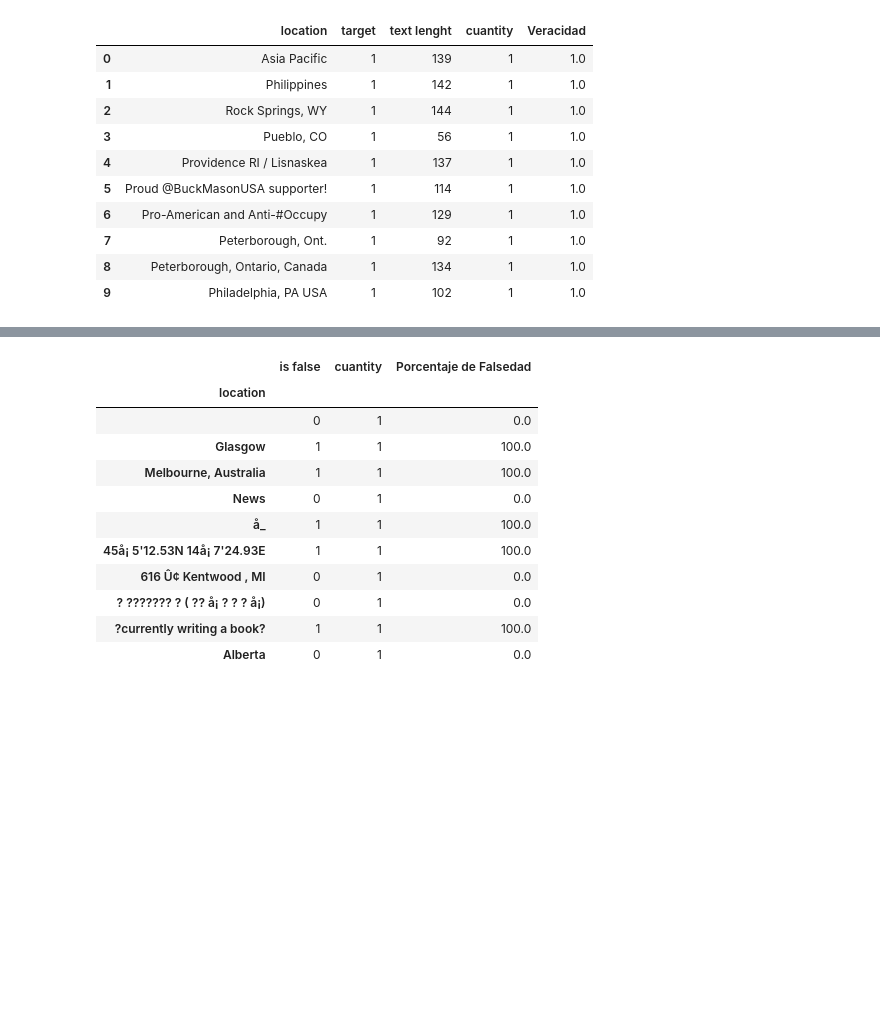
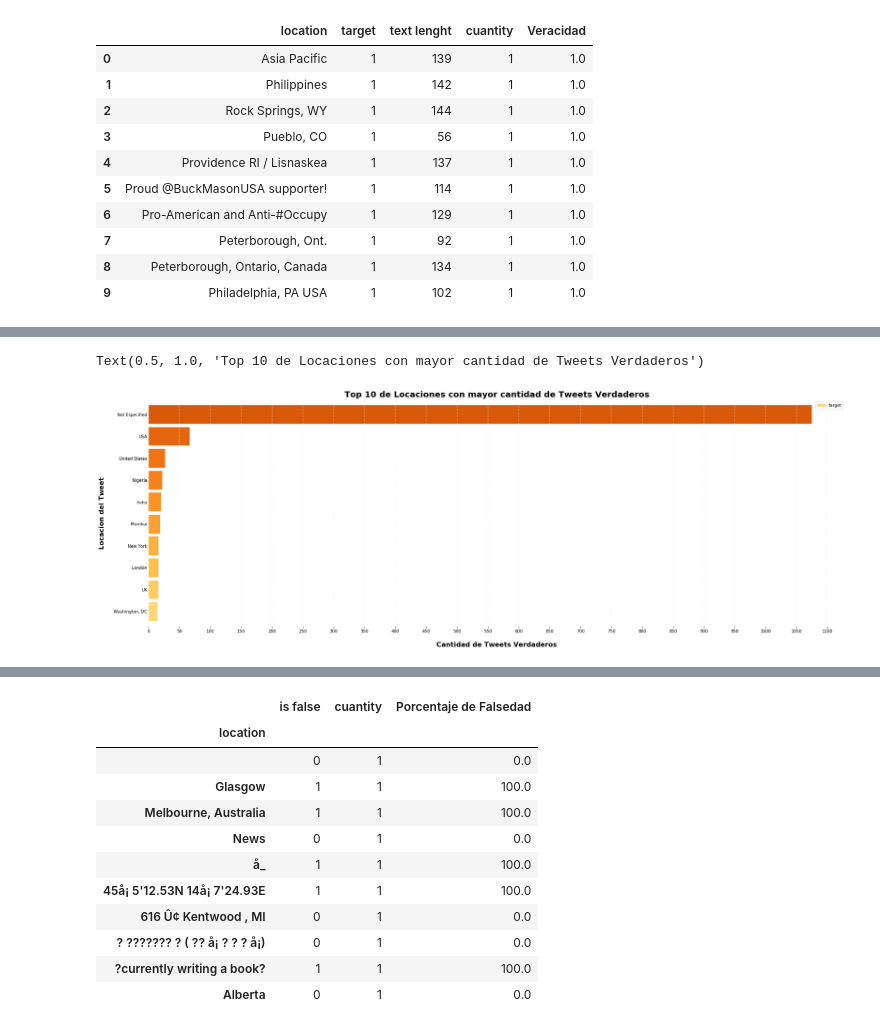
Before and after one commit to RiedelNicolas/TP1-Organizacion-de-Datos, a Jupyter notebook: Hugo.ipynb, the cells around one changed output, grey strips where cells are left out. Saved outputs shown, nothing was run; the diff lists cells and outputs as text; code cells hidden in the pictures; blank space fills up the shorter version.

```diff
--- a/Hugo.ipynb
+++ b/Hugo.ipynb
@@ -205,6 +205,6 @@ tweets_by_loc_with_frecuency.head(10)
 | 8 | Peterborough, Ontario, Canada | 1 | 134 | 1 | 1.0 |
 | 9 | Philadelphia, PA USA | 1 | 102 | 1 | 1.0 |
 # %%
-#top_10_tweets_by_loc = (tweets_by_loc_with_frecuency.loc[:,'target'] >= 15)
-#top_10 = tweets_by_loc_with_frecuency.loc[top_10_tweets_by_loc]
-#top_10.head(15)
+top_10_tweets_by_loc = (tweets_by_loc_with_frecuency.loc[:,'target'] >= 15)
+top_10 = tweets_by_loc_with_frecuency.loc[top_10_tweets_by_loc]
+top_10.head(15)
@@ -211,24 +223,27 @@ tweets_by_loc_with_frecuency.head(10)
 # %%
-#saltos = np.linspace(0.3, 0.7, 10)
-#colores = (cm.get_cmap('YlOrBr'))(saltos)
-#top_10 = top_10.sort_values('target')
-#top10_plot = top_10.plot(kind='barh', y ='target', x = 'location', figsize=(30,10), color=colores, width=0.85)
+saltos = np.linspace(0.3, 0.7, 10)
+colores = (cm.get_cmap('YlOrBr'))(saltos)
+top_10 = top_10.sort_values('target')
+top10_plot = top_10.plot(kind='barh', y ='target', x = 'location', figsize=(30,10), color=colores, width=0.85)
 
-#plt.xticks(np.arange(0, 1101, 50.0))
-#plt.tick_params(axis='y', length=0)
+plt.xticks(np.arange(0, 1101, 50.0))
+plt.tick_params(axis='y', length=0)
 
-#top10_plot.spines['right'].set_visible(False)
-#top10_plot.spines['top'].set_visible(False)
-#top10_plot.spines['left'].set_visible(False)
-#top10_plot.spines['bottom'].set_visible(False)
+top10_plot.spines['right'].set_visible(False)
+top10_plot.spines['top'].set_visible(False)
+top10_plot.spines['left'].set_visible(False)
+top10_plot.spines['bottom'].set_visible(False)
 
-#lineas = top10_plot.get_xticks()
-#for i in lineas:
-#      top10_plot.axvline(x=i, linestyle='--', alpha=0.4, color='#eeeeee')
+lineas = top10_plot.get_xticks()
+for i in lineas:
+      top10_plot.axvline(x=i, linestyle='--', alpha=0.4, color='#eeeeee')
 
-#top10_plot.set_xlabel("Cantidad de Tweets Verdaderos", labelpad=20, weight='bold', size=16)
-#top10_plot.set_ylabel("Locacion del Tweet", labelpad=20, weight='bold', size=16)
-#top10_plot.set_title("Top 10 de Locaciones con mayor cantidad de Tweets Verdaderos", weight='bold', size=20)
+top10_plot.set_xlabel("Cantidad de Tweets Verdaderos", labelpad=20, weight='bold', size=16)
+top10_plot.set_ylabel("Locacion del Tweet", labelpad=20, weight='bold', size=16)
+top10_plot.set_title("Top 10 de Locaciones con mayor cantidad de Tweets Verdaderos", weight='bold', size=20)
+# %% [output]
+Text(0.5, 1.0, 'Top 10 de Locaciones con mayor cantidad de Tweets Verdaderos')
+[figure, added]
 # %%
 false_tweets['is false'] = is_false
 false_tweets['cuantity'] = 1
```
Also changed, not shown: parts of 7 cells of this notebook.
